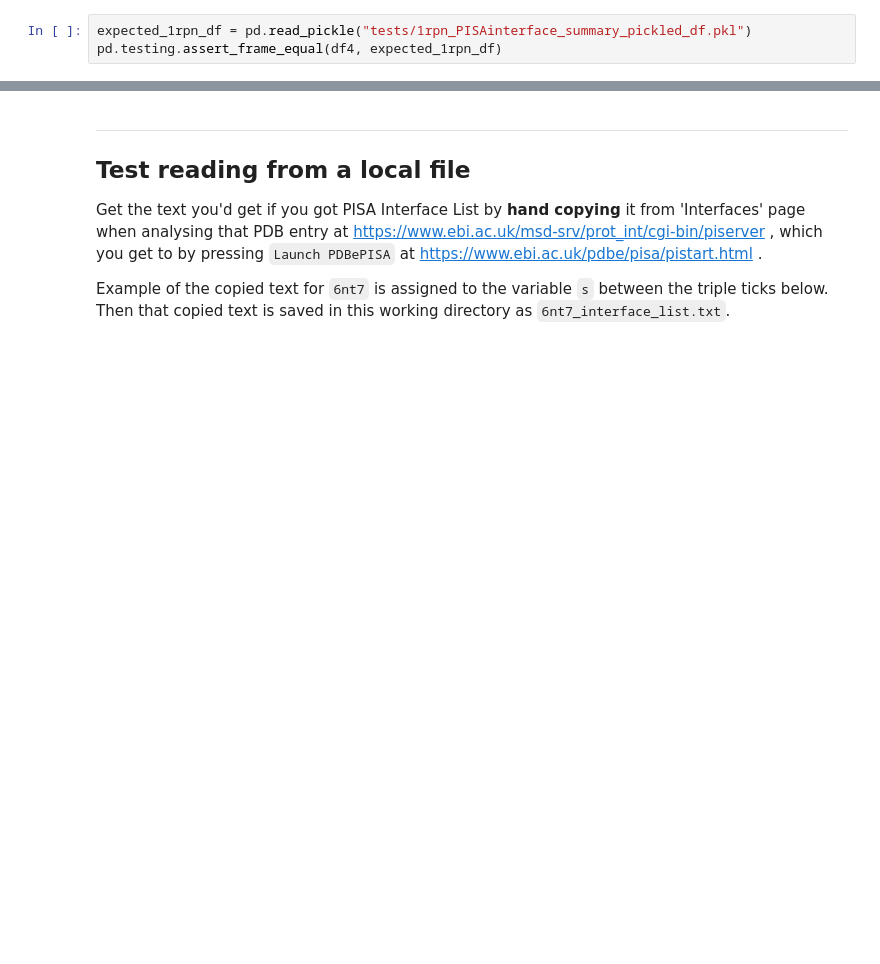
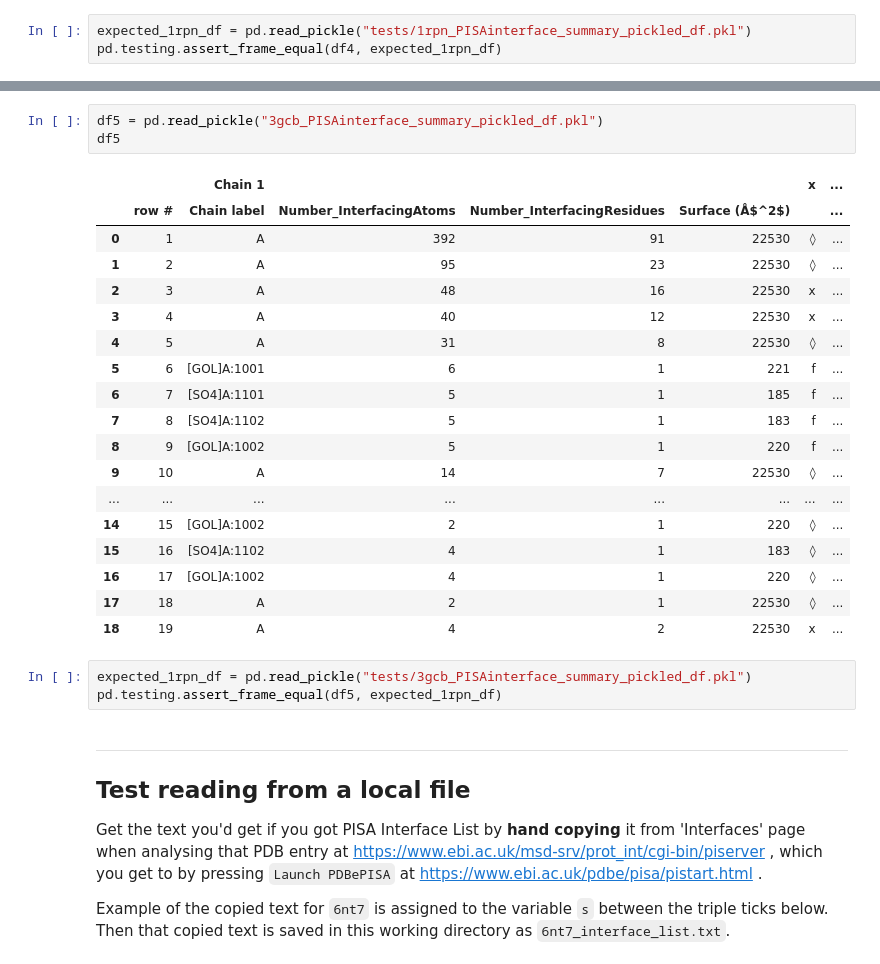
Before and after one commit to fomightez/pdbepisa-binder, a Jupyter notebook: notebooks/tests_of_pisa_interface_list_to_df.py.ipynb, the cells around one changed output, grey strips where cells are left out. Saved outputs shown, nothing was run; the diff lists cells and outputs as text; blank space fills up the shorter version.

Commit message:
add the PISA server default as a representative example in tests

```diff
--- a/notebooks/tests_of_pisa_interface_list_to_df.py.ipynb
+++ b/notebooks/tests_of_pisa_interface_list_to_df.py.ipynb
@@ -214,3 +212,28 @@ pd.testing.assert_frame_equal(df4, expected_1rpn_df)
+# %%
+df5 = pd.read_pickle("3gcb_PISAinterface_summary_pickled_df.pkl")
+df5
+# %% [output]
+|  |  | Chain 1 |  |  |  | x | ... |
+|  | row # | Chain label | Number_InterfacingAtoms | Number_InterfacingResidues | Surface (Å$^2$) |  | ... |
+| 0 | 1 | A | 392 | 91 | 22530 | ◊ | ... |
+| 1 | 2 | A | 95 | 23 | 22530 | ◊ | ... |
+| 2 | 3 | A | 48 | 16 | 22530 | x | ... |
+| 3 | 4 | A | 40 | 12 | 22530 | x | ... |
+| 4 | 5 | A | 31 | 8 | 22530 | ◊ | ... |
+| 5 | 6 | [GOL]A:1001 | 6 | 1 | 221 | f | ... |
+| 6 | 7 | [SO4]A:1101 | 5 | 1 | 185 | f | ... |
+| 7 | 8 | [SO4]A:1102 | 5 | 1 | 183 | f | ... |
+| 8 | 9 | [GOL]A:1002 | 5 | 1 | 220 | f | ... |
+| 9 | 10 | A | 14 | 7 | 22530 | ◊ | ... |
+| ... | ... | ... | ... | ... | ... | ... | ... |
+| 14 | 15 | [GOL]A:1002 | 2 | 1 | 220 | ◊ | ... |
+| 15 | 16 | [SO4]A:1102 | 4 | 1 | 183 | ◊ | ... |
+| 16 | 17 | [GOL]A:1002 | 4 | 1 | 220 | ◊ | ... |
+| 17 | 18 | A | 2 | 1 | 22530 | ◊ | ... |
+| 18 | 19 | A | 4 | 2 | 22530 | x | ... |
+# %%
+expected_1rpn_df = pd.read_pickle("tests/3gcb_PISAinterface_summary_pickled_df.pkl")
+pd.testing.assert_frame_equal(df5, expected_1rpn_df)
 # %% [markdown]
 -------
 
```
Also changed, not shown: parts of 9 cells of this notebook, 1 other file.
